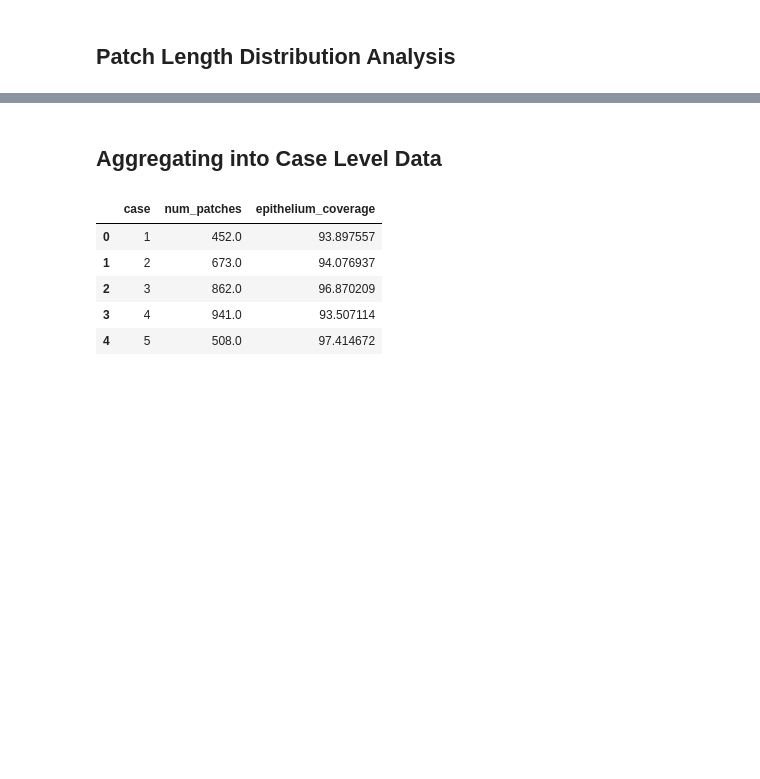
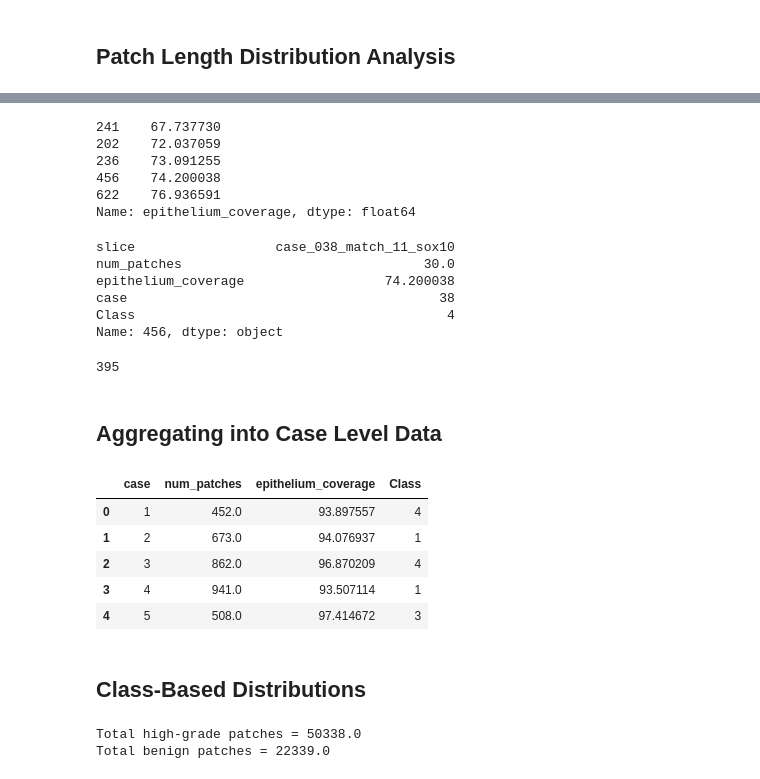
Before and after one commit to arvindkrishna87/STAT390_SP25_CMIL, a Jupyter notebook: Testing/patch_csv_analysis.ipynb, the cells around one changed output, grey strips where cells are left out. Drawn from its saved outputs; the diff is of its cells as text; code cells hidden in the pictures; blank space fills up the shorter version.

Commit message:
patching updates and outliers (presentation 4) + updated csv analysis code for aggregate and class-level eval

```diff
--- a/Testing/patch_csv_analysis.ipynb
+++ b/Testing/patch_csv_analysis.ipynb
@@ -20,3 +21,10 @@
 csv_folder = './patch_csvs'
 metrics_files = [f for f in os.listdir(csv_folder) if f.startswith('metrics')]
 patch_length_files = [f for f in os.listdir(csv_folder) if f.startswith('patch_length')]
+# %%
+# read ground truth data
+case_grade = pd.read_csv("case_grade_match.csv")
+
+# Rename 'Case' to 'case' for consistent merging
+case_grade = case_grade.rename(columns={"Case": "case"})
+case_grade.head()
@@ -35,5 +50,12 @@ for f in metrics_files:
     slice_name = f.removeprefix("metrics_").removesuffix(".csv")
     metrics_df.loc[len(metrics_df)] = [slice_name, df.iloc[0,1], df.iloc[1,1]] # first val is num_patches, second val is epithelium_coverage
 
+# extract case number
+metrics_df['case'] = metrics_df['slice'].str.extract(r'case_(\d+)', expand=False)
+metrics_df['case'] = metrics_df['case'].astype(int)
+
+# add ground truth class label
+metrics_df = metrics_df.merge(case_grade[['case', 'Class']], on='case', how='left')
+
 metrics_df.head()
 # %% [output]
@@ -222,21 +300,57 @@ ModeResult(mode=172.0, count=1093)
+# %%
+metrics_df['epithelium_coverage'].nsmallest(5)
+# %% [output]
+241    67.737730
+202    72.037059
+236    73.091255
+456    74.200038
+622    76.936591
+Name: epithelium_coverage, dtype: float64
+# %%
+metrics_df.iloc[456,:]
+# %% [output]
+slice                  case_038_match_11_sox10
+num_patches                               30.0
+epithelium_coverage                  74.200038
+case                                        38
+Class                                        4
+Name: 456, dtype: object
+# %%
+# num of patches with len < 10
+count = 0
+for val in all_lens:
+    if val < 10:
+        count += 1
+count
+# %% [output]
+395
 # %% [markdown]
 ## Aggregating into Case Level Data
 # %%
-# extract case number
-metrics_df['case'] = metrics_df['slice'].str.extract(r'case_(\d+)', expand=False)
-metrics_df['case'] = metrics_df['case'].astype(int)
-
 # create case aggregated dataframe
 agg_df = metrics_df.groupby('case').agg({
     'num_patches': 'sum',  # summing number of patches
     'epithelium_coverage': 'mean'  # average epithelium coverage across slices
 }).reset_index()
 
+# Merge on 'case' (inner join ensures only matching cases are kept)
+agg_df = agg_df.merge(case_grade[['case', 'Class']], on='case', how='left')
 agg_df.head()
 # %% [output]
-|  | case | num_patches | epithelium_coverage |
-| 0 | 1 | 452.0 | 93.897557 |
-| 1 | 2 | 673.0 | 94.076937 |
-| 2 | 3 | 862.0 | 96.870209 |
-| 3 | 4 | 941.0 | 93.507114 |
-| 4 | 5 | 508.0 | 97.414672 |
+|  | case | num_patches | epithelium_coverage | Class |
+| 0 | 1 | 452.0 | 93.897557 | 4 |
+| 1 | 2 | 673.0 | 94.076937 | 1 |
+| 2 | 3 | 862.0 | 96.870209 | 4 |
+| 3 | 4 | 941.0 | 93.507114 | 1 |
+| 4 | 5 | 508.0 | 97.414672 | 3 |
+# %% [markdown]
+## Class-Based Distributions
+# %%
+# extract slice level segregation of high-grade versus benign
+high_grade_slice = metrics_df[metrics_df['Class'].isin([3,4])].reset_index(drop=True)
+benign_slice = metrics_df[metrics_df['Class'].isin([0,1])].reset_index(drop=True)
+print("Total high-grade patches =", sum(high_grade_slice['num_patches']))
+print("Total benign patches =", sum(benign_slice['num_patches']))
+# %% [output]
+Total high-grade patches = 50338.0
+Total benign patches = 22339.0
```
Also changed, not shown: parts of 24 cells of this notebook, 1 other file.
